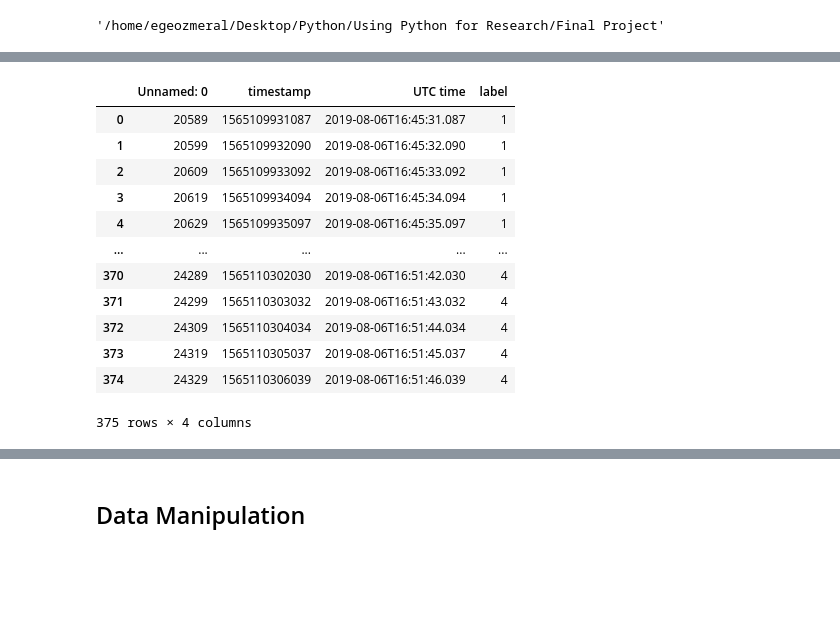
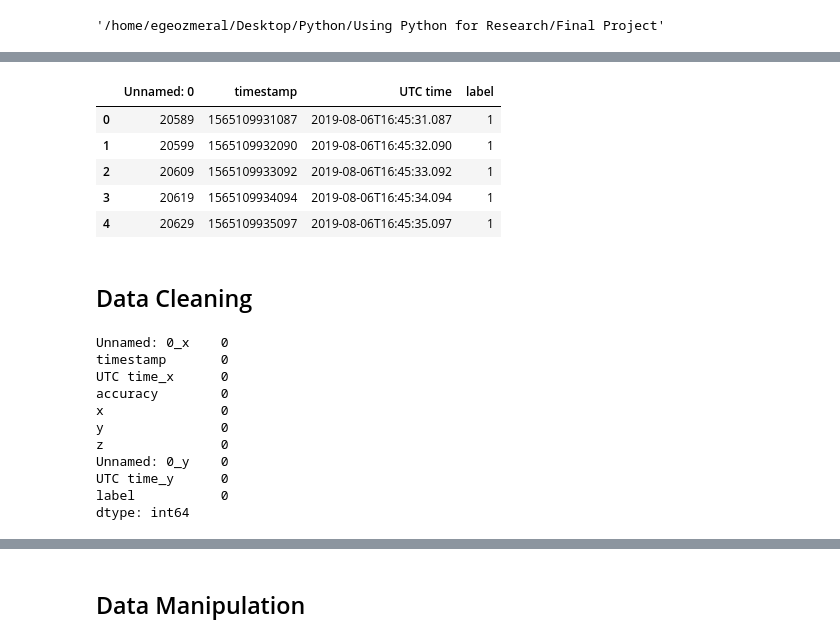
Before and after one commit to wittyphysicist/Final-Project-for-Using-Python-for-Research, a Jupyter notebook: Final Project for Using Python for Research.ipynb, the cells around one changed output, grey strips where cells are left out. Saved outputs shown, nothing was run; the diff lists cells and outputs as text; code cells hidden in the pictures; blank space fills up the shorter version.

```diff
--- a/Final Project for Using Python for Research.ipynb
+++ b/Final Project for Using Python for Research.ipynb
@@ -39,18 +34,27 @@ train_time_series
 # %%
 train_labels = pd.read_csv("train_labels.csv")
 
-train_labels
+train_labels.head()
 # %% [output]
 |  | Unnamed: 0 | timestamp | UTC time | label |
 | 0 | 20589 | 1565109931087 | 2019-08-06T16:45:31.087 | 1 |
 | 1 | 20599 | 1565109932090 | 2019-08-06T16:45:32.090 | 1 |
 | 2 | 20609 | 1565109933092 | 2019-08-06T16:45:33.092 | 1 |
 | 3 | 20619 | 1565109934094 | 2019-08-06T16:45:34.094 | 1 |
 | 4 | 20629 | 1565109935097 | 2019-08-06T16:45:35.097 | 1 |
-| ... | ... | ... | ... | ... |
-| 370 | 24289 | 1565110302030 | 2019-08-06T16:51:42.030 | 4 |
-| 371 | 24299 | 1565110303032 | 2019-08-06T16:51:43.032 | 4 |
-| 372 | 24309 | 1565110304034 | 2019-08-06T16:51:44.034 | 4 |
-| 373 | 24319 | 1565110305037 | 2019-08-06T16:51:45.037 | 4 |
-| 374 | 24329 | 1565110306039 | 2019-08-06T16:51:46.039 | 4 |
-375 rows × 4 columns
+# %% [markdown]
+## Data Cleaning
+# %%
+print(merged_data.isnull().sum())
+# %% [output]
+Unnamed: 0_x    0
+timestamp       0
+UTC time_x      0
+accuracy        0
+x               0
+y               0
+z               0
+Unnamed: 0_y    0
+UTC time_y      0
+label           0
+dtype: int64
```
Also changed, not shown: parts of 21 cells of this notebook.
